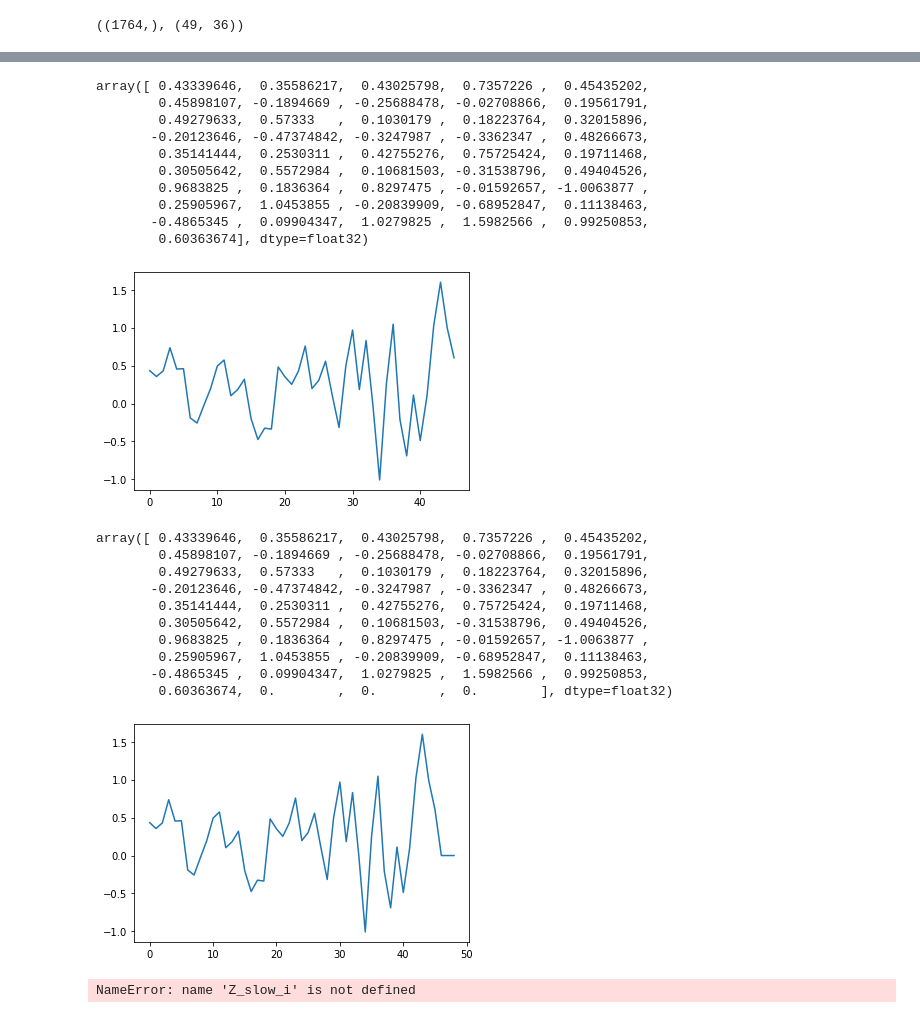
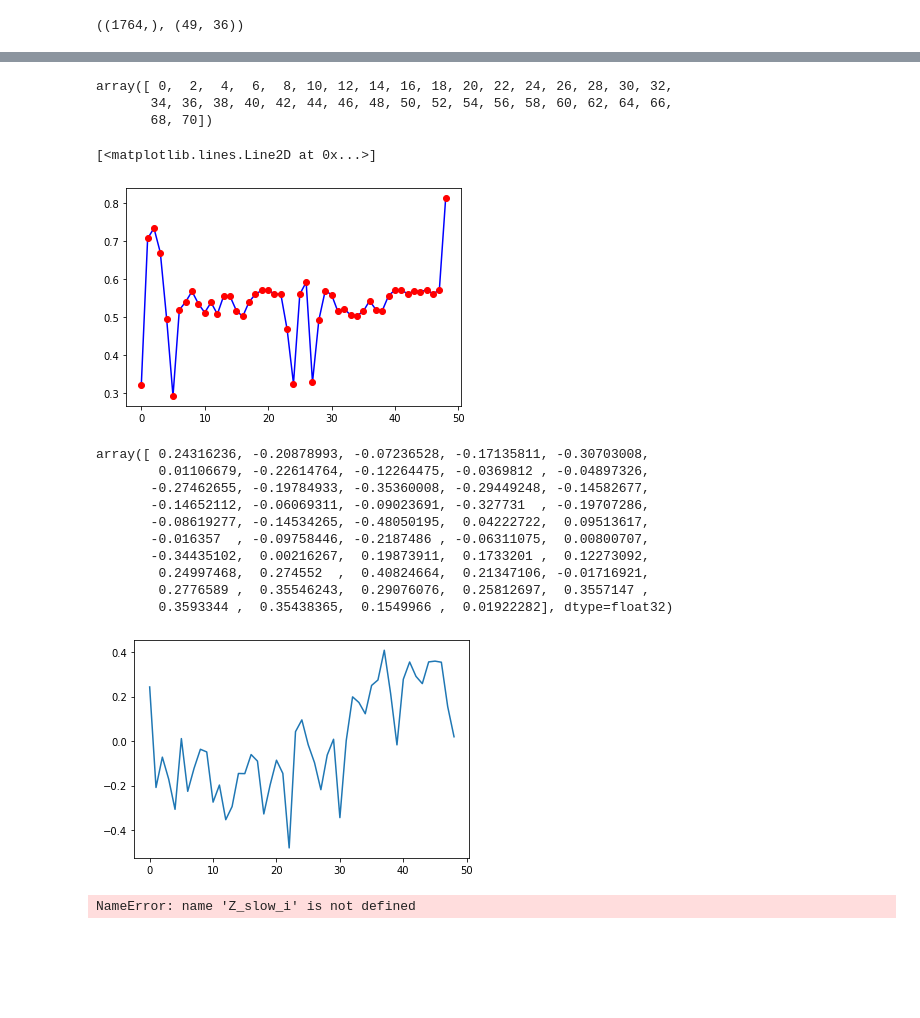
Before and after one commit to BorgwardtLab/Imputing_Signatures, a Jupyter notebook: notebooks/testing_gp_sig_adapter_padding.ipynb, the cells around one changed output, grey strips where cells are left out. Drawn from its saved outputs; the diff is of its cells as text; code cells hidden in the pictures; blank space fills up the shorter version.

Commit message:
fixed remaining bug for moments reshape

```diff
--- a/notebooks/testing_gp_sig_adapter_padding.ipynb
+++ b/notebooks/testing_gp_sig_adapter_padding.ipynb
@@ -394,8 +394,8 @@ class GPAdapter(nn.Module):
             return X.flatten(0,1)
         elif self.sampling_type == 'moments':
             #X = X.transpose(0,2).tranpose(0,1)
-            X = X.permute(1,2,3,0)
-            return X.flatten(-2,-1)
+            X = X.permute(1,2,0,3)
+            return X.flatten(-2,-1) #-2,-1
 
 from src.models.deep_models import DeepSignatureModel
 
@@ -440,8 +440,8 @@ class GP_Sig(nn.Module):
 n_input_dims = train_dataset.measurement_dims
 out_dimension = train_dataset.n_classes
 collate_fn = get_collate_fn(data_format, n_input_dims)
-sampling_type = 'monte_carlo' #'monte_carlo'
-n_mc_smps = 3 # for debugging
+sampling_type = 'moments' #'monte_carlo'
+n_mc_smps = 1 # for debugging
 n_devices = 1
 output_device = 'cpu'
 # %% [markdown]
@@ -670,8 +640,8 @@ tensor([[-0.3336,  1.0195, -0.7260],
 # %% [markdown]
 ## Plot one instance (Z imputed overlay with Z-raw)
 # %%
-instance = 6 #2
-sample = 0
+instance = 0 #2
+sample = 1
 # %%
 Z_raw.shape, Z.shape, test_inputs.shape
 # %% [output]
@@ -680,7 +650,9 @@ Z_raw.shape, Z.shape, test_inputs.shape
  torch.Size([32, 1764, 1]))
 # %%
 Z_raw_i = Z_raw[sample, instance].detach().numpy()
-Z_i = Z[instance].detach().numpy()
-
+if sampling_type == 'monte_carlo':
+    Z_i = Z[instance + batch_size*sample].detach().numpy()
+else:
+    Z_i = Z[instance].detach().numpy()
 Z_raw_i.shape, Z_i.shape
 # %% [output]
@@ -703,38 +693,40 @@ test_indices_i = test_indices[instance].flatten()
+# %%
+np.arange(0,72,2)
+# %% [output]
+array([ 0,  2,  4,  6,  8, 10, 12, 14, 16, 18, 20, 22, 24, 26, 28, 30, 32,
+       34, 36, 38, 40, 42, 44, 46, 48, 50, 52, 54, 56, 58, 60, 62, 64, 66,
+       68, 70])
 # %%
 #raw GP draw (Z) channnel j of instance i
-j = 0
+j = 12
 x_raw = Z_raw_i[test_indices_i == j]
-plt.plot( x_raw )
-x_raw
+plt.plot( x_raw , color='blue')
+#x_raw
+
+#reshaped GP draw of channel j and instance i
+x3 = Z_i[:,j+36]
+plt.plot( x3, 'o',color='red')
+#x3
 # %% [output]
-array([ 0.43339646,  0.35586217,  0.43025798,  0.7357226 ,  0.45435202,
-        0.45898107, -0.1894669 , -0.25688478, -0.02708866,  0.19561791,
-        0.49279633,  0.57333   ,  0.1030179 ,  0.18223764,  0.32015896,
-       -0.20123646, -0.47374842, -0.3247987 , -0.3362347 ,  0.48266673,
-        0.35141444,  0.2530311 ,  0.42755276,  0.75725424,  0.19711468,
-        0.30505642,  0.5572984 ,  0.10681503, -0.31538796,  0.49404526,
-        0.9683825 ,  0.1836364 ,  0.8297475 , -0.01592657, -1.0063877 ,
-        0.25905967,  1.0453855 , -0.20839909, -0.68952847,  0.11138463,
-       -0.4865345 ,  0.09904347,  1.0279825 ,  1.5982566 ,  0.99250853,
-        0.60363674], dtype=float32)
+[<matplotlib.lines.Line2D at 0x...>]
-[figure, old version]
+[figure, new version]
 # %%
 #reshaped GP draw of channel j and instance i
 x3 = Z_i[:,j]
 plt.plot( x3 )
 x3
 # %% [output]
-array([ 0.43339646,  0.35586217,  0.43025798,  0.7357226 ,  0.45435202,
-        0.45898107, -0.1894669 , -0.25688478, -0.02708866,  0.19561791,
-        0.49279633,  0.57333   ,  0.1030179 ,  0.18223764,  0.32015896,
-       -0.20123646, -0.47374842, -0.3247987 , -0.3362347 ,  0.48266673,
-        0.35141444,  0.2530311 ,  0.42755276,  0.75725424,  0.19711468,
-        0.30505642,  0.5572984 ,  0.10681503, -0.31538796,  0.49404526,
-        0.9683825 ,  0.1836364 ,  0.8297475 , -0.01592657, -1.0063877 ,
-        0.25905967,  1.0453855 , -0.20839909, -0.68952847,  0.11138463,
-       -0.4865345 ,  0.09904347,  1.0279825 ,  1.5982566 ,  0.99250853,
-        0.60363674,  0.        ,  0.        ,  0.        ], dtype=float32)
+array([ 0.24316236, -0.20878993, -0.07236528, -0.17135811, -0.30703008,
+        0.01106679, -0.22614764, -0.12264475, -0.0369812 , -0.04897326,
+       -0.27462655, -0.19784933, -0.35360008, -0.29449248, -0.14582677,
+       -0.14652112, -0.06069311, -0.09023691, -0.327731  , -0.19707286,
+       -0.08619277, -0.14534265, -0.48050195,  0.04222722,  0.09513617,
+       -0.016357  , -0.09758446, -0.2187486 , -0.06311075,  0.00800707,
+       -0.34435102,  0.00216267,  0.19873911,  0.1733201 ,  0.12273092,
+        0.24997468,  0.274552  ,  0.40824664,  0.21347106, -0.01716921,
+        0.2776589 ,  0.35546243,  0.29076076,  0.25812697,  0.3557147 ,
+        0.3593344 ,  0.35438365,  0.1549966 ,  0.01922282], dtype=float32)
-[figure, old version]
+[figure, new version]
 # %%
 #slow reshape GP draw (Z) channnel j of instance i
 x_slow = Z_slow_i[:,j]
```
Also changed, not shown: parts of 9 cells of this notebook.
